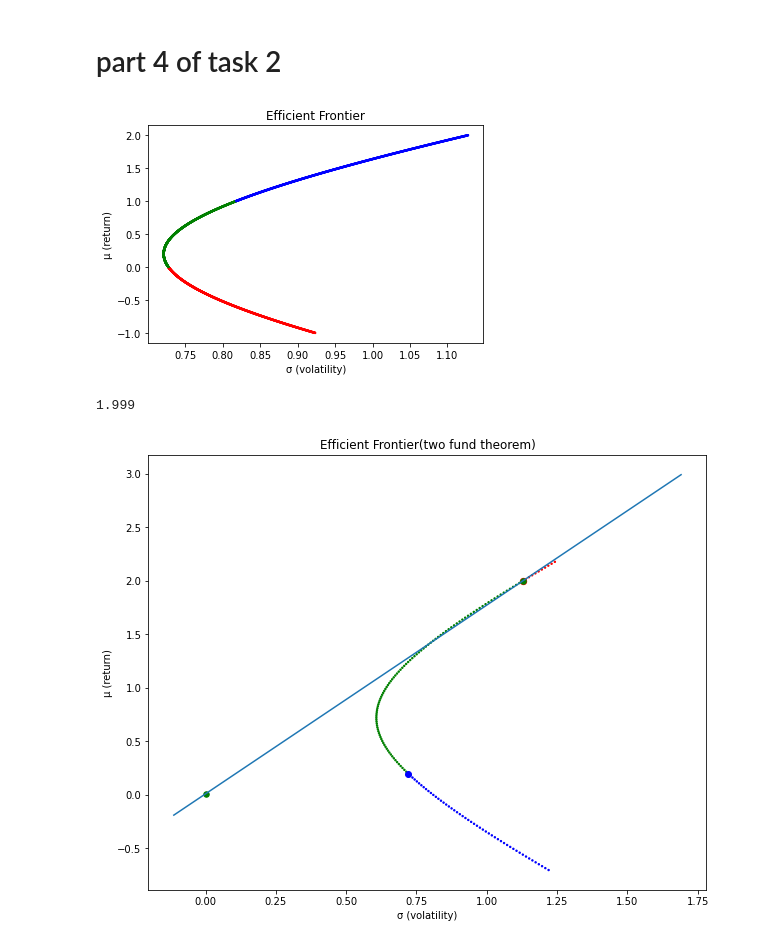
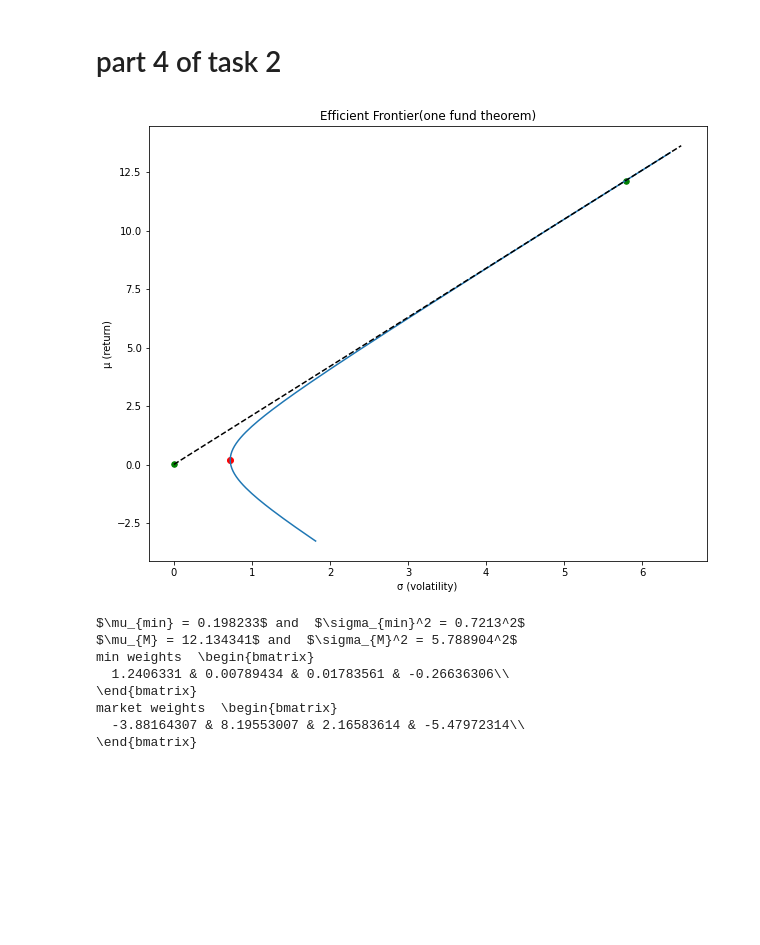
Before and after one commit to gmadurov/Financial-Mathematics, a Jupyter notebook: Assignment3.ipynb, the cells around one changed output. Drawn from its saved outputs; the diff is of its cells as text; code cells hidden in the pictures; blank space fills up the shorter version.

```diff
--- a/Assignment3.ipynb
+++ b/Assignment3.ipynb
@@ -339,0 +291,33 @@ OneFundTheorem(μ, C, 1/100, 0)
+# %%
+def OneFundTheorem(μ, C, rf, end = 3.5):
+    ones = np.ones((len(C), 1))
+    W_market = np.transpose(np.matmul(np.transpose(μ-rf*ones), inv(C)) /
+                            np.matmul((np.matmul(np.transpose(μ-rf*ones), inv(C))),    ones))
+    W_min = inital_W(C)
+    market_μ, σ2p1 = get_μσ2(μ, C, W_market, False)
+    μ_min, σ_min = get_μσ2(μ, C, W_min, False)
+    market_σ = sqrt(σ2p1)
+    σ_min = sqrt(σ_min)
+    # print(market_μ, market_σ)
+    print()
+    sigma = np.linspace(0, end)
+    mew = rf+sigma*(market_μ-rf)/market_σ
+    fig = plt.figure(figsize=(10, 8))
+    # two_fund_theorem_from_points(
+    #     market_μ, market_σ, μ_min, σ_min, covMinMarket, show=False, fig=fig)
+    two_fund_theorem_from_matrix(μ, C, rf, show=False, fig=fig)
+    plt.title('Efficient Frontier(one fund theorem)')
+    plt.xlabel('σ (volatility)')
+    plt.ylabel('μ (return)')
+    plt.scatter((0), rf,  c='green', s=30)
+    plt.plot(sigma, mew, c='black', linestyle='dashed')
+    plt.scatter((σ_min), μ_min,  c='red')
+    plt.scatter((market_σ), market_μ,  c='green', s=30)
+    plt.show()
+    # min = 'min'
+    print(f'$\mu_{{min}} = {round(μ_min, 6)}$ and  $\sigma_{{min}}^2 = {round(σ_min, 6)}^2$')
+    print(f'$\mu_{{M}} = {round(market_μ, 6)}$ and  $\sigma_{{M}}^2 = {round(market_σ, 6)}^2$')
+    print('min weights ',bmatrix(np.transpose(W_min)))
+    print('market weights ', bmatrix(np.transpose(W_market)))
+
+OneFundTheorem(μ, C, 1/100)
@@ -340,20 +375,23 @@ OneFundTheorem(μ, C, 1/100, 0)
 # %% [markdown]
 # part 4 of task 2
 # %%
-R_array2=R_array[:,:4]
+R_array2 = R_array[:, :4]
 μ2 = np.array([[i] for i in np.sum(R_array2, axis=0)])
 C2 = np.cov(R_array2, rowvar=False)*365
-μ2, C2
 
-plotEfficientFrontier(μ2, C2)
+# plotEfficientFrontier(μ2, C2)
 
 # two_fund_theorem1(μ2, C2, 1/100)
-
 # two_fund_theorem2(μ1, sqrt(σ1), μ2, sqrt(σ2), 0.3)
 
-
-OneFundTheorem(μ2, C2, 1/100, 0)
+OneFundTheorem(μ2, C2, 1/100, 6.5)
 # %% [output]
-[figure, old version]
+[figure, new version]
-1.999
+$\mu_{min} = 0.198233$ and  $\sigma_{min}^2 = 0.7213^2$
+$\mu_{M} = 12.134341$ and  $\sigma_{M}^2 = 5.788904^2$
+min weights  \begin{bmatrix}
+  1.2406331 & 0.00789434 & 0.01783561 & -0.26636306\\
+\end{bmatrix}
+market weights  \begin{bmatrix}
+  -3.88164307 & 8.19553007 & 2.16583614 & -5.47972314\\
+\end{bmatrix}
-[figure, removed]
```
Also changed, not shown: parts of 13 cells of this notebook, 4 other files.
